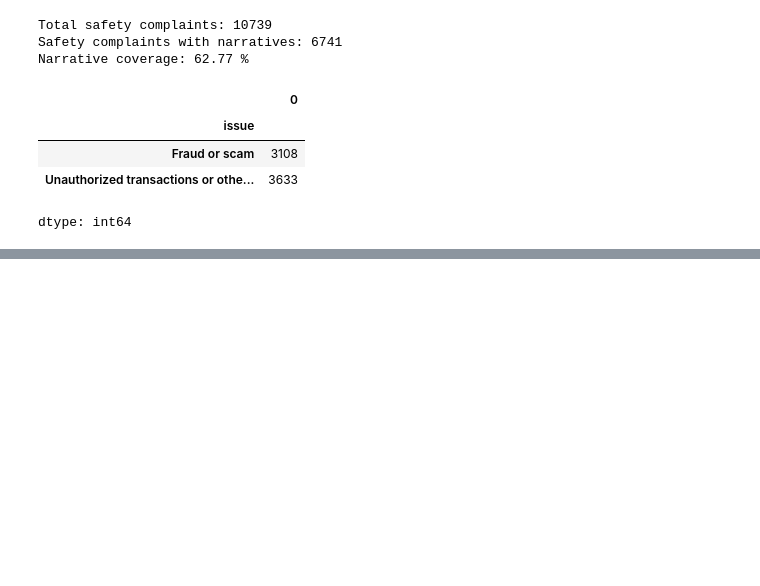
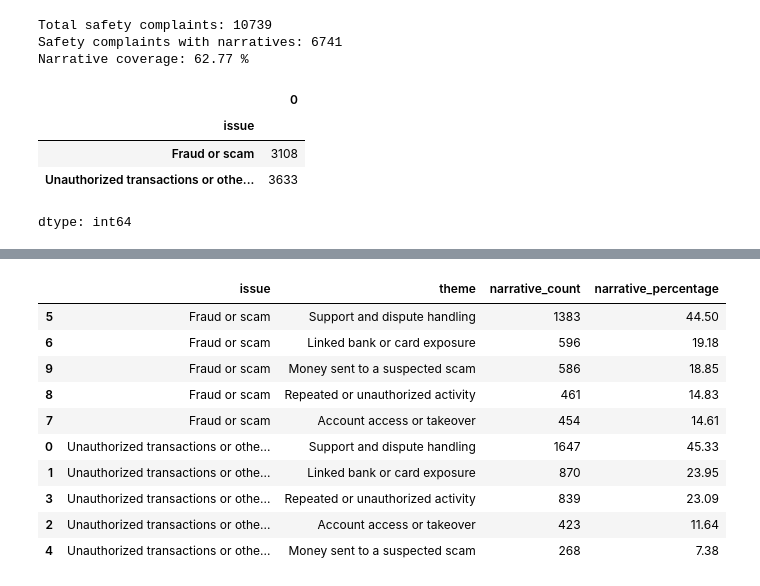
Before and after one commit to johnxavier10k/fintech-complaints-product-analysis, a Jupyter notebook: notebooks/01_data_validation.ipynb, the cells around one changed output, grey strips where cells are left out. Cells and saved outputs as stored; diff of their text form; code cells hidden in the pictures; blank space fills up the shorter version.

```diff
--- a/notebooks/01_data_validation.ipynb
+++ b/notebooks/01_data_validation.ipynb
@@ -463,0 +586,68 @@ dtype: int64
+# %%
+theme_patterns = {
+    "Support and dispute handling":
+        r"customer service|filed? (?:a )?dispute|denied claim|police report|refund|reimburse",
+
+    "Linked bank or card exposure":
+        r"bank account|debit card|credit card|electronic fund",
+
+    "Account access or takeover":
+        r"account hacked|hacked account|login|password|phone number|identity theft|account access",
+
+    "Repeated or unauthorized activity":
+        r"unauthorized transaction|did not authorize|didn't authorize|multiple times|fraudulent activity",
+
+    "Money sent to a suspected scam":
+        r"sent money|send money|transferred money|scammer"
+}
+
+theme_records = []
+
+for issue_name in safety_issues:
+    issue_narratives = safety_narratives[
+        safety_narratives["issue"] == issue_name
+    ]
+
+    text = (
+        issue_narratives["consumer_complaint_narrative"]
+        .str.lower()
+    )
+
+    for theme, pattern in theme_patterns.items():
+        matches = text.str.contains(
+            pattern,
+            regex=True,
+            na=False
+        )
+
+        theme_records.append({
+            "issue": issue_name,
+            "theme": theme,
+            "narrative_count": matches.sum(),
+            "narrative_percentage": round(
+                matches.mean() * 100,
+                2
+            )
+        })
+
+theme_summary = (
+    pd.DataFrame(theme_records)
+    .sort_values(
+        ["issue", "narrative_percentage"],
+        ascending=[True, False]
+    )
+)
+
+theme_summary
+# %% [output]
+|  | issue | theme | narrative_count | narrative_percentage |
+| 5 | Fraud or scam | Support and dispute handling | 1383 | 44.50 |
+| 6 | Fraud or scam | Linked bank or card exposure | 596 | 19.18 |
+| 9 | Fraud or scam | Money sent to a suspected scam | 586 | 18.85 |
+| 8 | Fraud or scam | Repeated or unauthorized activity | 461 | 14.83 |
+| 7 | Fraud or scam | Account access or takeover | 454 | 14.61 |
+| 0 | Unauthorized transactions or othe... | Support and dispute handling | 1647 | 45.33 |
+| 1 | Unauthorized transactions or othe... | Linked bank or card exposure | 870 | 23.95 |
+| 3 | Unauthorized transactions or othe... | Repeated or unauthorized activity | 839 | 23.09 |
+| 2 | Unauthorized transactions or othe... | Account access or takeover | 423 | 11.64 |
+| 4 | Unauthorized transactions or othe... | Money sent to a suspected scam | 268 | 7.38 |
```
Also changed, not shown: parts of 8 cells of this notebook.
